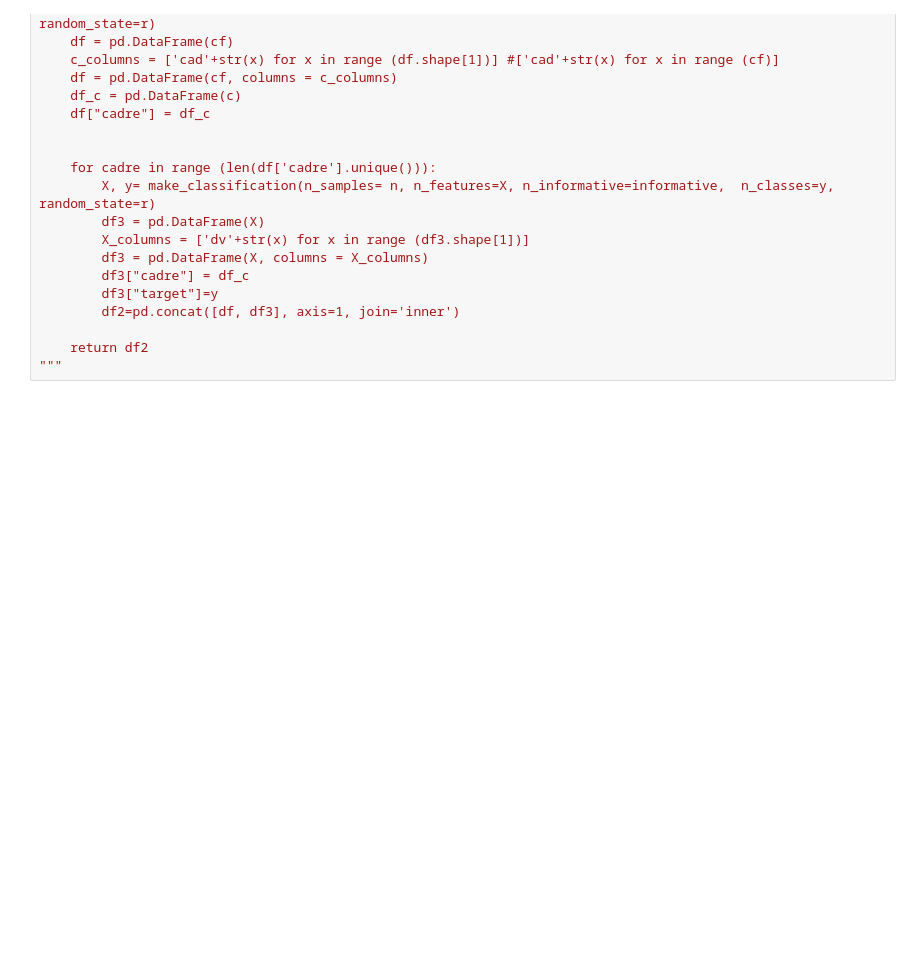
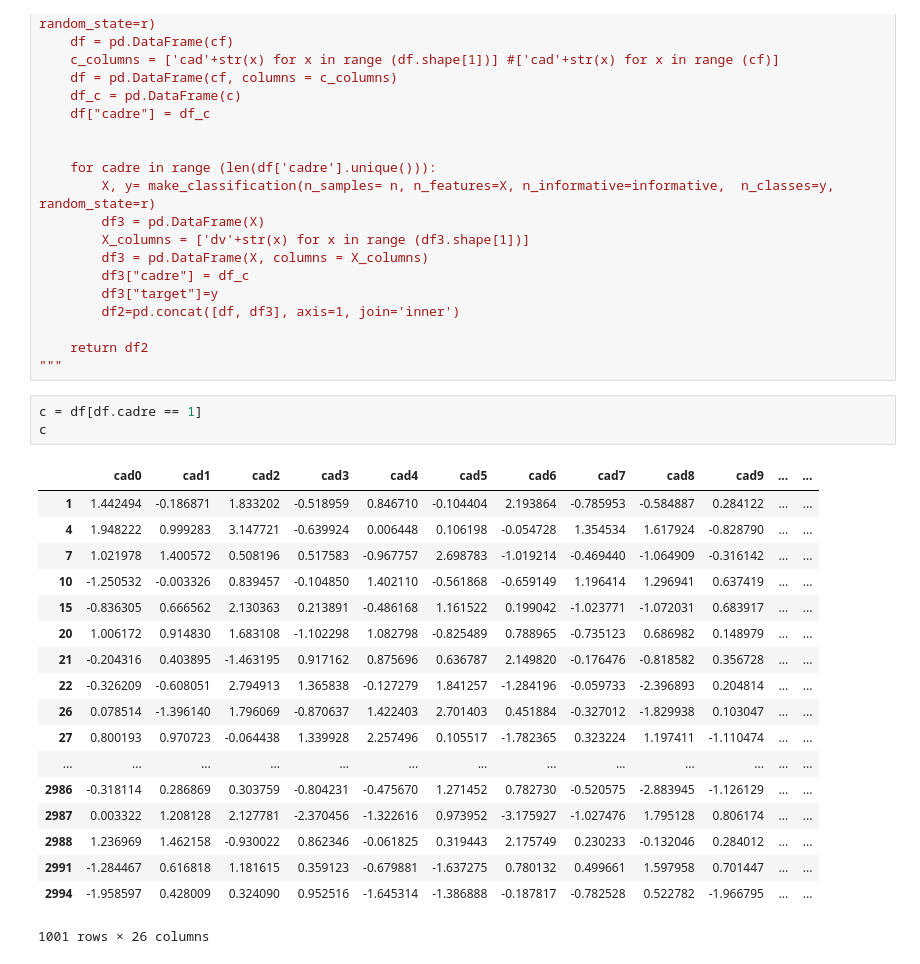
Before and after one commit to HealthINCITE/supervised-cadres, a Jupyter notebook: notebooks/DataGeneator.ipynb, the cells around one changed output. Drawn from its saved outputs; the diff is of its cells as text; blank space fills up the shorter version.

```diff
--- a/notebooks/DataGeneator.ipynb
+++ b/notebooks/DataGeneator.ipynb
@@ -82,3 +98,25 @@ def generate_data(n, cf, c, X, y, informative, r):
 
     return df2
 """
+# %%
+c = df[df.cadre == 1]
+c
+# %% [output]
+|  | cad0 | cad1 | cad2 | cad3 | cad4 | cad5 | cad6 | cad7 | cad8 | cad9 | ... | ... |
+| 1 | 1.442494 | -0.186871 | 1.833202 | -0.518959 | 0.846710 | -0.104404 | 2.193864 | -0.785953 | -0.584887 | 0.284122 | ... | ... |
+| 4 | 1.948222 | 0.999283 | 3.147721 | -0.639924 | 0.006448 | 0.106198 | -0.054728 | 1.354534 | 1.617924 | -0.828790 | ... | ... |
+| 7 | 1.021978 | 1.400572 | 0.508196 | 0.517583 | -0.967757 | 2.698783 | -1.019214 | -0.469440 | -1.064909 | -0.316142 | ... | ... |
+| 10 | -1.250532 | -0.003326 | 0.839457 | -0.104850 | 1.402110 | -0.561868 | -0.659149 | 1.196414 | 1.296941 | 0.637419 | ... | ... |
+| 15 | -0.836305 | 0.666562 | 2.130363 | 0.213891 | -0.486168 | 1.161522 | 0.199042 | -1.023771 | -1.072031 | 0.683917 | ... | ... |
+| 20 | 1.006172 | 0.914830 | 1.683108 | -1.102298 | 1.082798 | -0.825489 | 0.788965 | -0.735123 | 0.686982 | 0.148979 | ... | ... |
+| 21 | -0.204316 | 0.403895 | -1.463195 | 0.917162 | 0.875696 | 0.636787 | 2.149820 | -0.176476 | -0.818582 | 0.356728 | ... | ... |
+| 22 | -0.326209 | -0.608051 | 2.794913 | 1.365838 | -0.127279 | 1.841257 | -1.284196 | -0.059733 | -2.396893 | 0.204814 | ... | ... |
+| 26 | 0.078514 | -1.396140 | 1.796069 | -0.870637 | 1.422403 | 2.701403 | 0.451884 | -0.327012 | -1.829938 | 0.103047 | ... | ... |
+| 27 | 0.800193 | 0.970723 | -0.064438 | 1.339928 | 2.257496 | 0.105517 | -1.782365 | 0.323224 | 1.197411 | -1.110474 | ... | ... |
+| ... | ... | ... | ... | ... | ... | ... | ... | ... | ... | ... | ... | ... |
+| 2986 | -0.318114 | 0.286869 | 0.303759 | -0.804231 | -0.475670 | 1.271452 | 0.782730 | -0.520575 | -2.883945 | -1.126129 | ... | ... |
+| 2987 | 0.003322 | 1.208128 | 2.127781 | -2.370456 | -1.322616 | 0.973952 | -3.175927 | -1.027476 | 1.795128 | 0.806174 | ... | ... |
+| 2988 | 1.236969 | 1.462158 | -0.930022 | 0.862346 | -0.061825 | 0.319443 | 2.175749 | 0.230233 | -0.132046 | 0.284012 | ... | ... |
+| 2991 | -1.284467 | 0.616818 | 1.181615 | 0.359123 | -0.679881 | -1.637275 | 0.780132 | 0.499661 | 1.597958 | 0.701447 | ... | ... |
+| 2994 | -1.958597 | 0.428009 | 0.324090 | 0.952516 | -1.645314 | -1.386888 | -0.187817 | -0.782528 | 0.522782 | -1.966795 | ... | ... |
+1001 rows × 26 columns
```
Also changed, not shown: parts of 1 cell of this notebook.
